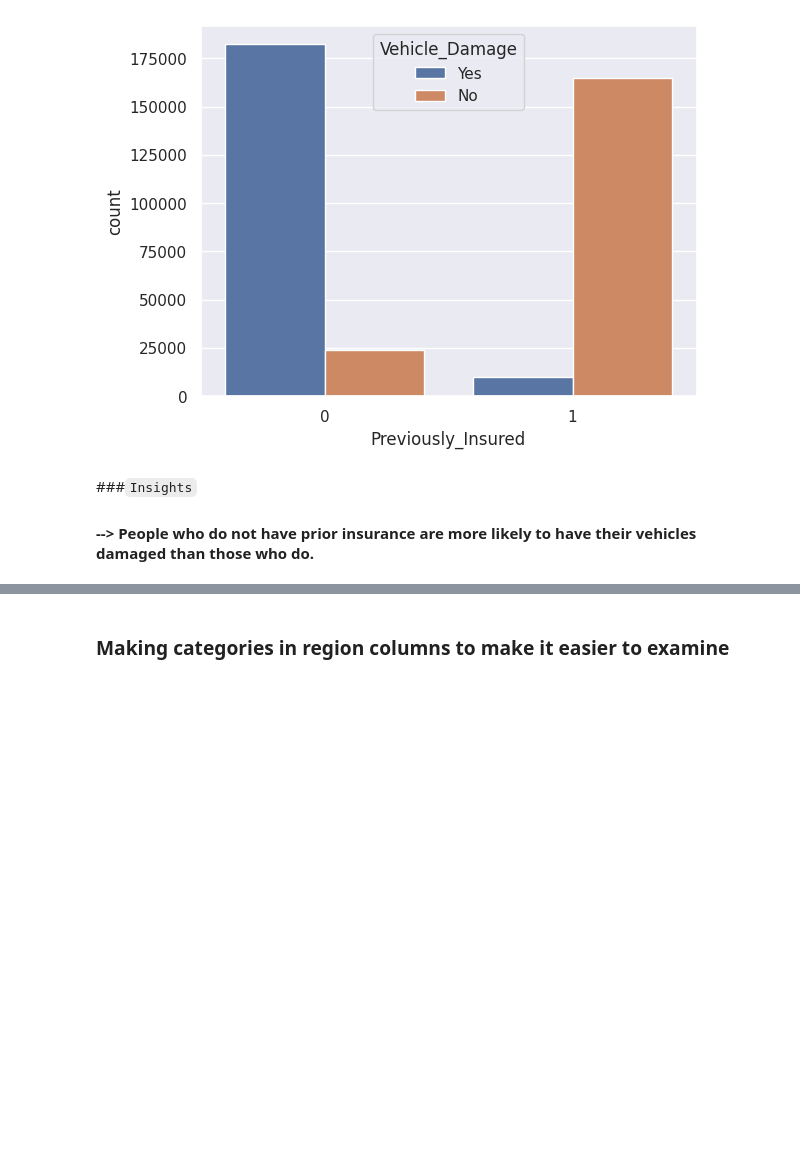
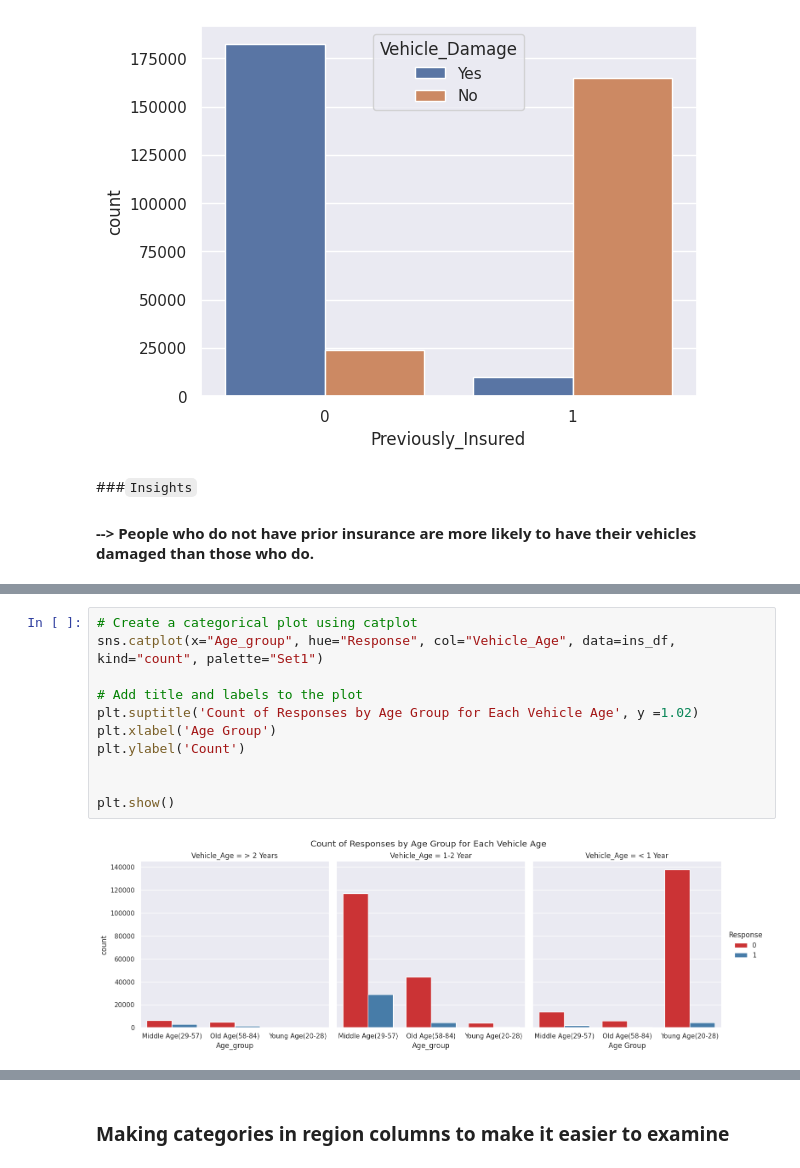
Before and after one commit to gautampatil01/Health-Insurance-Cross-Sell-Prediction, a Jupyter notebook: TRAIN_HEALTH_INSURANCE_CROSS_SELL_PREDICTION.ipynb, the cells around one changed output, grey strips where cells are left out. Saved outputs shown, nothing was run; the diff lists cells and outputs as text; blank space fills up the shorter version.

```diff
--- a/TRAIN_HEALTH_INSURANCE_CROSS_SELL_PREDICTION.ipynb
+++ b/TRAIN_HEALTH_INSURANCE_CROSS_SELL_PREDICTION.ipynb
@@ -324,0 +399,13 @@ sns.countplot(x = 'Previously_Insured', data = ins_df, hue = 'Vehicle_Damage')
+# %%
+# Create a categorical plot using catplot
+sns.catplot(x="Age_group", hue="Response", col="Vehicle_Age", data=ins_df, kind="count", palette="Set1")
+
+# Add title and labels to the plot
+plt.suptitle('Count of Responses by Age Group for Each Vehicle Age', y =1.02)
+plt.xlabel('Age Group')
+plt.ylabel('Count')
+
+
+plt.show()
+# %% [output]
+[figure, added]
```
Also changed, not shown: parts of 47 cells of this notebook.
